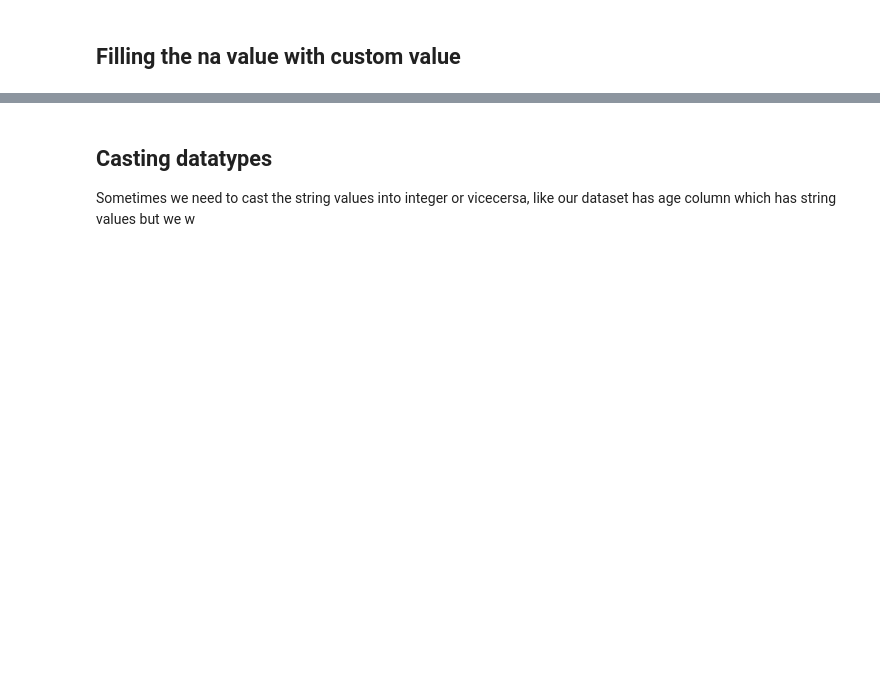
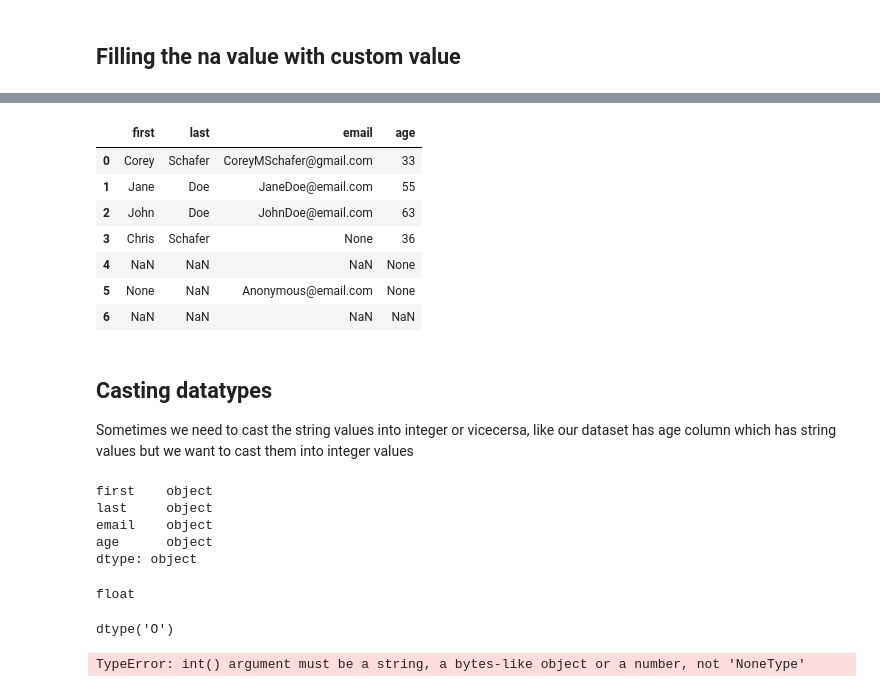
Before and after one commit to TechieBalu/Guide-To-Advance-Python-Concepts, a Jupyter notebook: Pandas by Corey Schafer/9- Cleanning Missing Data.ipynb, the cells around one changed output, grey strips where cells are left out. Drawn from its saved outputs; the diff is of its cells as text; code cells hidden in the pictures; blank space fills up the shorter version.

Commit message:
casting type is done

```diff
--- a/Pandas by Corey Schafer/9- Cleanning Missing Data.ipynb
+++ b/Pandas by Corey Schafer/9- Cleanning Missing Data.ipynb
@@ -190,3 +180,43 @@ data.fillna(0)
+# %%
+data
+# %% [output]
+|  | first | last | email | age |
+| 0 | Corey | Schafer | CoreyMSchafer@gmail.com | 33 |
+| 1 | Jane | Doe | JaneDoe@email.com | 55 |
+| 2 | John | Doe | JohnDoe@email.com | 63 |
+| 3 | Chris | Schafer | None | 36 |
+| 4 | NaN | NaN | NaN | None |
+| 5 | None | NaN | Anonymous@email.com | None |
+| 6 | NaN | NaN | NaN | NaN |
 # %% [markdown]
 ## Casting datatypes
-Sometimes we need to cast the string values into integer or vicecersa, like our dataset has age column which has string values but we w
+Sometimes we need to cast the string values into integer or vicecersa, like our dataset has age column which has string values but we want to cast them into integer values
+# %%
+# checking types of all columns
+data.dtypes
+
+# objects means, string or mix of data types like lists etc
+# %% [output]
+first    object
+last     object
+email    object
+age      object
+dtype: object
+# %%
+# type of np.nan value is float
+type(np.nan)
+# %% [output]
+float
+# %%
+# we can apply "dtype" atribute on Series and "dtypes" attribute of dataframes
+data["age"].dtype
+
+# o means object
+# %% [output]
+dtype('O')
+# %%
+# IMPORTANT, converted the columns datatype with NaN values will raise error becuase NaN is float by default but if a
+# column doesnot have NaN value but it has all string values than we can convert them into integers
+data["age"].astype(int)
+# %% [output]
+TypeError: int() argument must be a string, a bytes-like object or a number, not 'NoneType'
```
Also changed, not shown: parts of 7 cells of this notebook.
